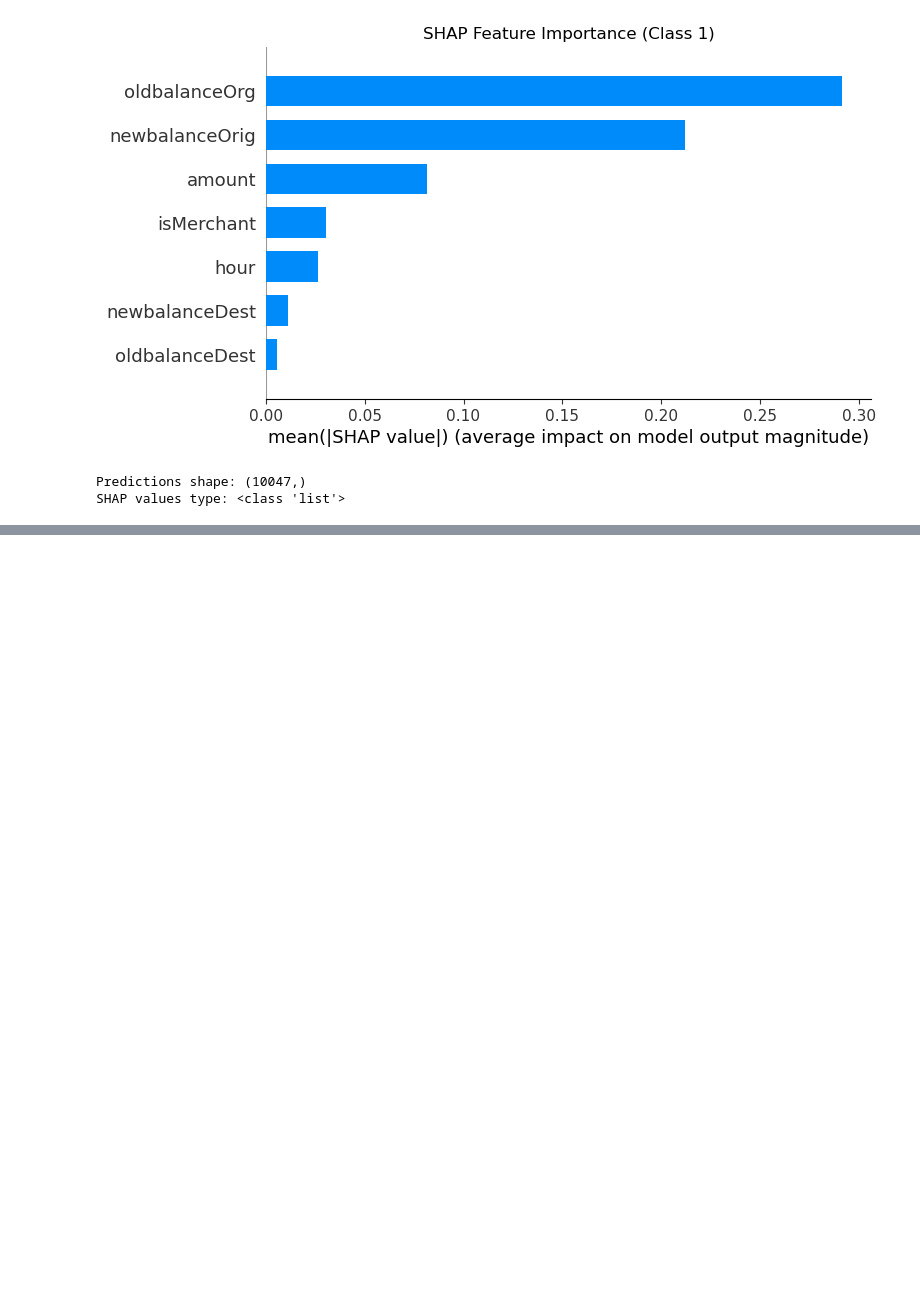
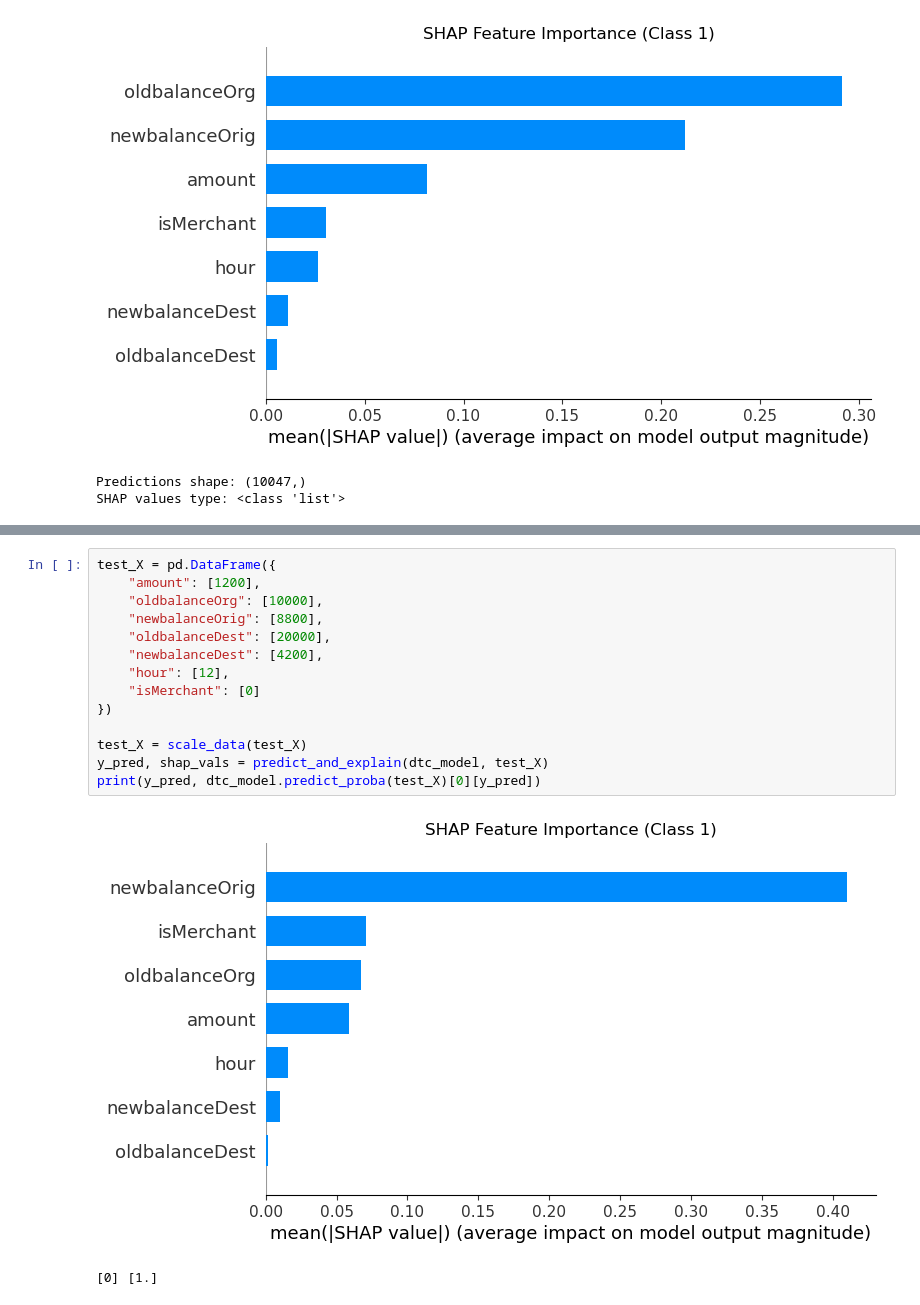
Before and after one commit to maradeben/msc_fraud_detection, a Jupyter notebook: notebook.ipynb, the cells around one changed output, grey strips where cells are left out. Cells and saved outputs as stored; diff of their text form; blank space fills up the shorter version.

```diff
--- a/notebook.ipynb
+++ b/notebook.ipynb
@@ -997,0 +1056,17 @@ SHAP values type: <class 'list'>
+# %%
+test_X = pd.DataFrame({
+    "amount": [1200],
+    "oldbalanceOrg": [10000],
+    "newbalanceOrig": [8800],
+    "oldbalanceDest": [20000],
+    "newbalanceDest": [4200],
+    "hour": [12],
+    "isMerchant": [0]
+})
+
+test_X = scale_data(test_X)
+y_pred, shap_vals = predict_and_explain(dtc_model, test_X)
+print(y_pred, dtc_model.predict_proba(test_X)[0][y_pred])
+# %% [output]
+[figure, added]
+[0] [1.]
```
Also changed, not shown: parts of 6 cells of this notebook, 2 other files.
